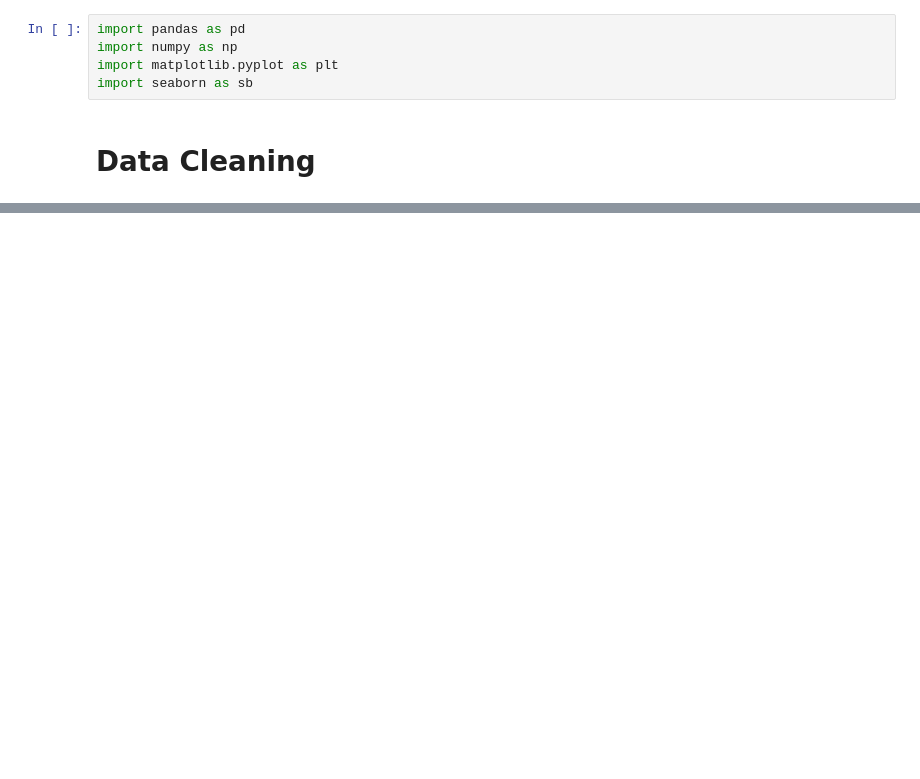
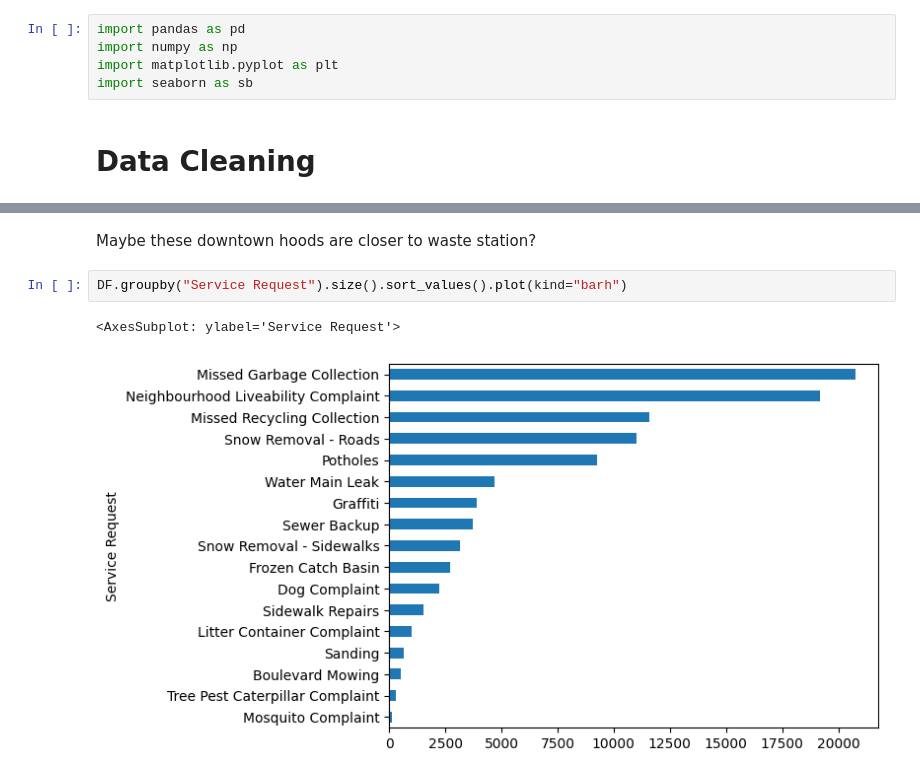
Before and after one commit to tommyvct/winnipeg-311-data-analysis, a Jupyter notebook: test.ipynb, the cells around one changed output, grey strips where cells are left out. Saved outputs shown, nothing was run; the diff lists cells and outputs as text; blank space fills up the shorter version.

```diff
--- a/test.ipynb
+++ b/test.ipynb
@@ -41,0 +100,7 @@ DF.loc[DF["Neighbourhood"] == "Montcalm"]
+# %% [markdown]
+Maybe these downtown hoods are closer to waste station?
+# %%
+DF.groupby("Service Request").size().sort_values().plot(kind="barh")
+# %% [output]
+<AxesSubplot: ylabel='Service Request'>
+[figure, added]
```
Also changed, not shown: parts of 12 cells of this notebook.
